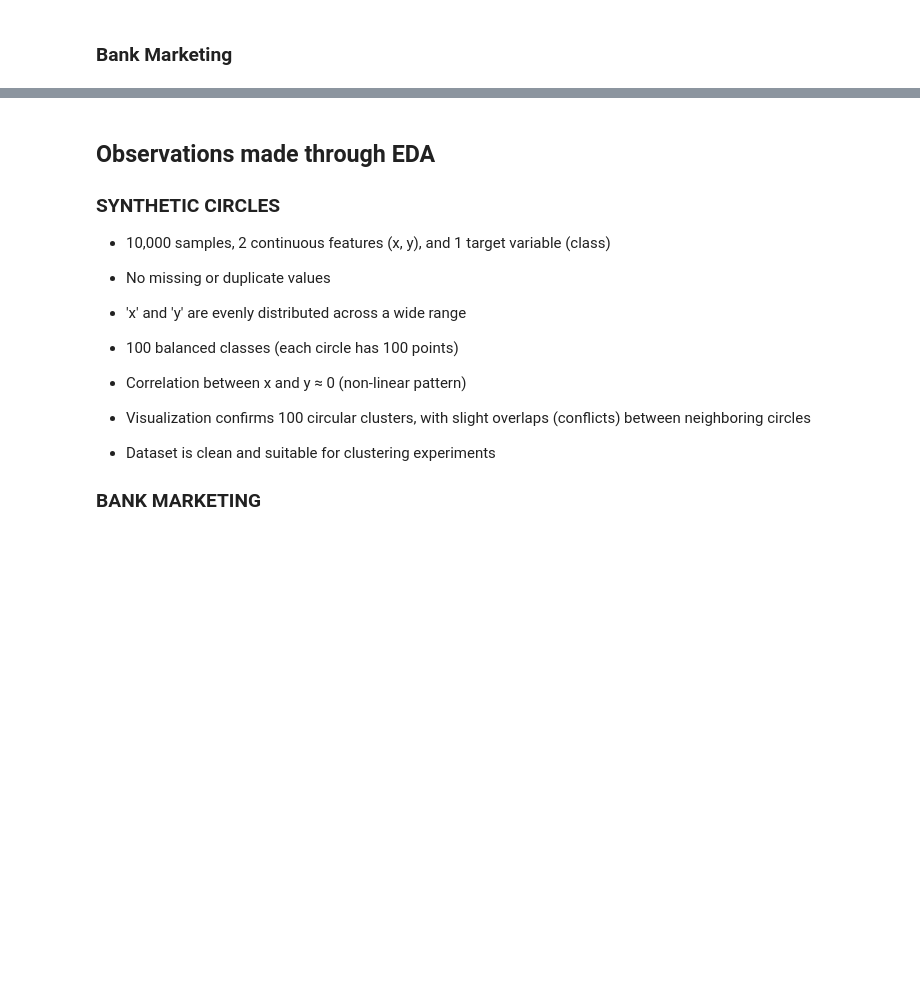
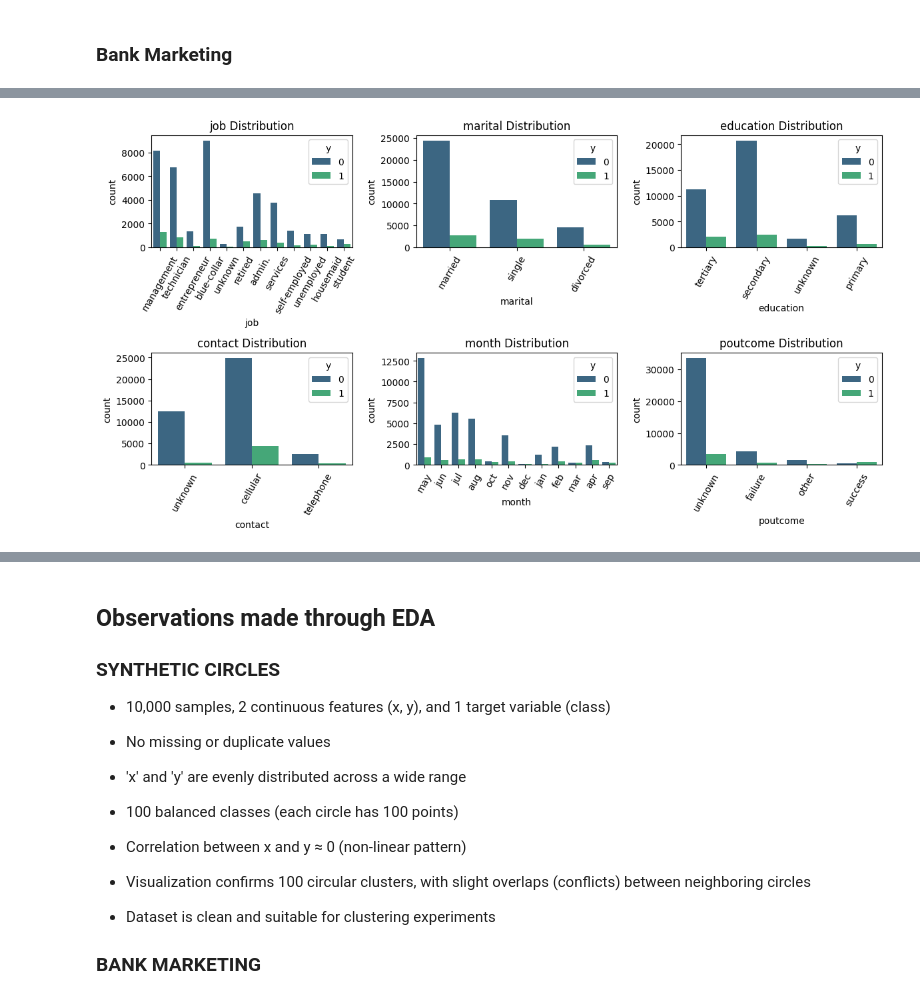
Before and after one commit to neha-palak/IML_A2, a Jupyter notebook: assignment2.ipynb, the cells around one changed output, grey strips where cells are left out. Cells and saved outputs as stored; diff of their text form; code cells hidden in the pictures; blank space fills up the shorter version.

```diff
--- a/assignment2.ipynb
+++ b/assignment2.ipynb
@@ -178,0 +277,6 @@ Extreme y values: -4.99986 to 185.0
+# %%
+# ['default', 'housing', 'loan', 'y'] are the binary columns.
+
+for col in ['default', 'housing', 'loan', 'y']:
+    bank[col] = bank[col].map({'yes': 1, 'no': 0}).astype('int64')
+print(bank.head())
@@ -178,0 +335,28 @@ Extreme y values: -4.99986 to 185.0
+# %%
+cat_bank = []
+for col in bank.select_dtypes(include=['object']).columns:
+    cat_bank.append(col)
+
+num_bank = []
+for col in bank.select_dtypes(include=['int64']).columns:
+    num_bank.append(col)
+# %%
+# Define subplot grid
+rows, cols = 4, 3
+fig, axes = plt.subplots(rows, cols, figsize=(12, 12))
+axes = axes.flatten()
+
+# Plot each categorical column
+for i, col_name in enumerate(cat_bank):
+    sns.countplot(data=bank, x=bank[col_name], ax=axes[i], palette="viridis", hue='y')
+    axes[i].set_title(f"{col_name} Distribution", fontsize=12)
+    axes[i].tick_params(axis="x", rotation=60)
+
+# Remove unused axes if cat_cols < rows*cols
+for j in range(len(cat_bank), len(axes)):
+    fig.delaxes(axes[j])
+
+plt.tight_layout()
+plt.show()
+# %% [output]
+[figure, added]
```
Also changed, not shown: parts of 25 cells of this notebook.
